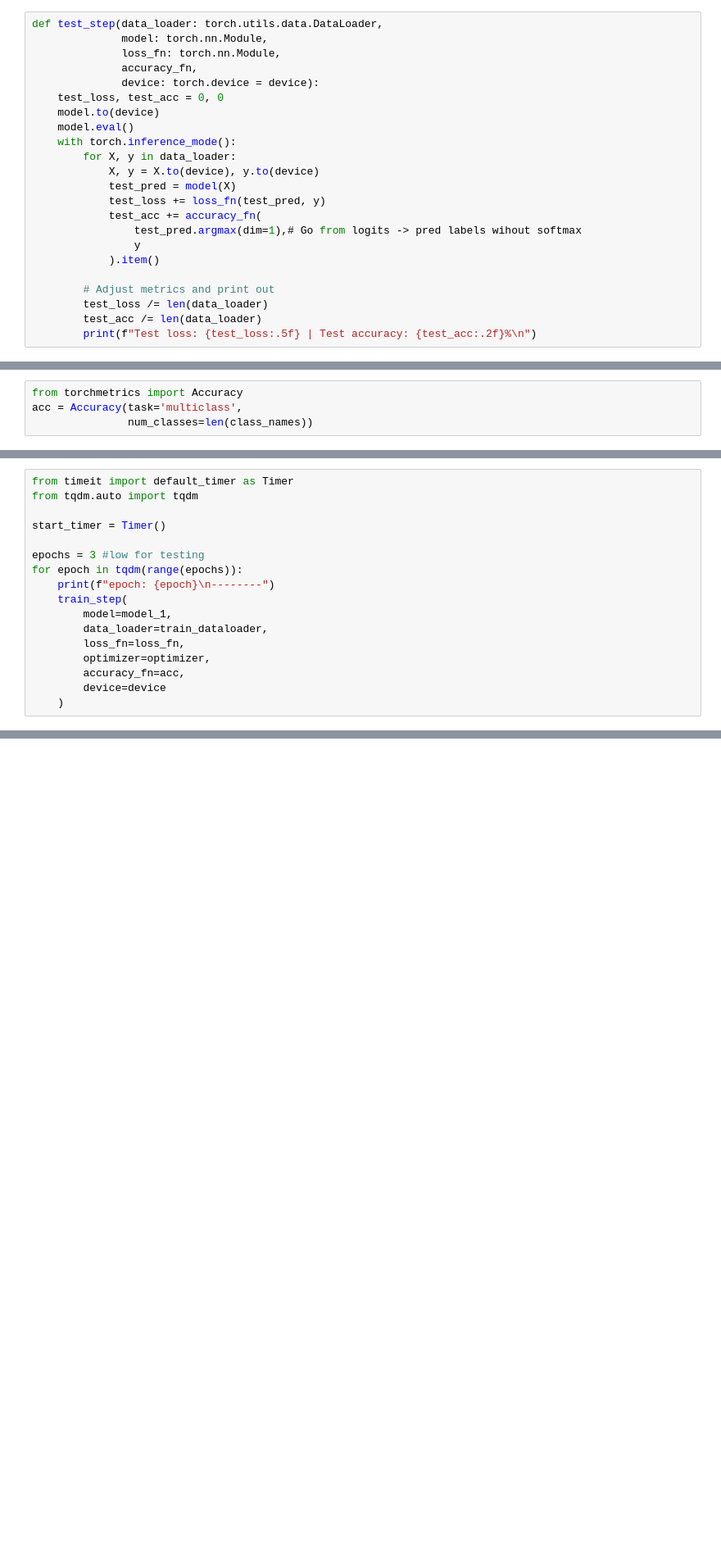
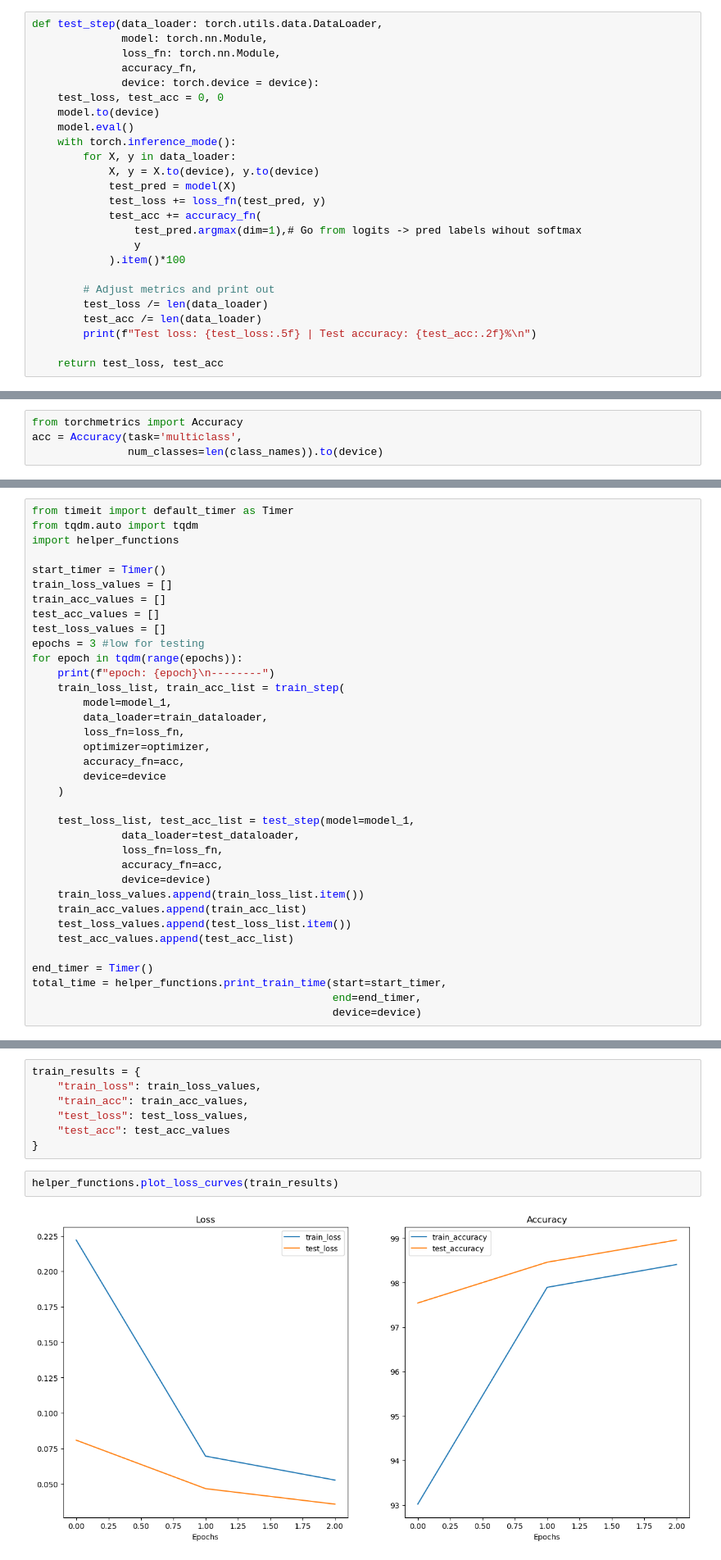
Before and after one commit to stanleyedward/num_track, a Jupyter notebook: main.ipynb, the cells around one changed output, grey strips where cells are left out. Shown: that part at 82% size. Saved outputs shown, nothing was run; the diff lists cells and outputs as text; blank space fills up the shorter version.

Commit message:
add graph func

```diff
--- a/main.ipynb
+++ b/main.ipynb
@@ -301,11 +312,13 @@ def test_step(data_loader: torch.utils.data.DataLoader,
             test_acc += accuracy_fn(
                 test_pred.argmax(dim=1),# Go from logits -> pred labels wihout softmax
                 y
-            ).item()
+            ).item()*100
 
         # Adjust metrics and print out
         test_loss /= len(data_loader)
         test_acc /= len(data_loader)
         print(f"Test loss: {test_loss:.5f} | Test accuracy: {test_acc:.2f}%\n")
+
+    return test_loss, test_acc
 # %%
 model_1.state_dict()
@@ -316,7 +347,7 @@ loss_fn = nn.CrossEntropyLoss()
 # %%
 from torchmetrics import Accuracy
 acc = Accuracy(task='multiclass',
-               num_classes=len(class_names))
+               num_classes=len(class_names)).to(device)
 # %%
 len(class_names)
 # %% [output]
@@ -324,13 +369,17 @@ len(class_names)
 # %%
 from timeit import default_timer as Timer
 from tqdm.auto import tqdm
+import helper_functions
 
 start_timer = Timer()
-
+train_loss_values = []
+train_acc_values = []
+test_acc_values = []
+test_loss_values = []
 epochs = 3 #low for testing
 for epoch in tqdm(range(epochs)):
     print(f"epoch: {epoch}\n--------")
-    train_step(
+    train_loss_list, train_acc_list = train_step(
         model=model_1,
         data_loader=train_dataloader,
         loss_fn=loss_fn,
@@ -338,3 +387,18 @@ for epoch in tqdm(range(epochs)):
         accuracy_fn=acc,
         device=device
     )
+
+    test_loss_list, test_acc_list = test_step(model=model_1,
+              data_loader=test_dataloader,
+              loss_fn=loss_fn,
+              accuracy_fn=acc,
+              device=device)
+    train_loss_values.append(train_loss_list.item())
+    train_acc_values.append(train_acc_list)
+    test_loss_values.append(test_loss_list.item())
+    test_acc_values.append(test_acc_list)
+
+end_timer = Timer()
+total_time = helper_functions.print_train_time(start=start_timer,
+                                               end=end_timer,
+                                               device=device)
@@ -340,0 +441,11 @@ for epoch in tqdm(range(epochs)):
+# %%
+train_results = {
+    "train_loss": train_loss_values,
+    "train_acc": train_acc_values,
+    "test_loss": test_loss_values,
+    "test_acc": test_acc_values
+}
+# %%
+helper_functions.plot_loss_curves(train_results)
+# %% [output]
+[figure, added]
```
Also changed, not shown: parts of 19 cells of this notebook.
